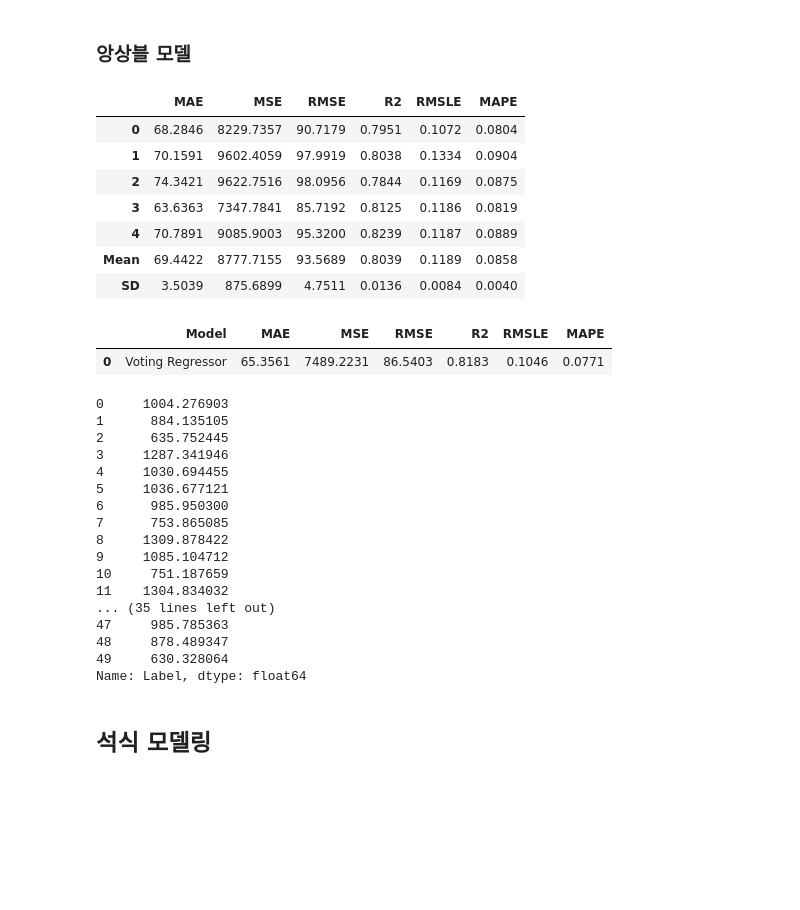
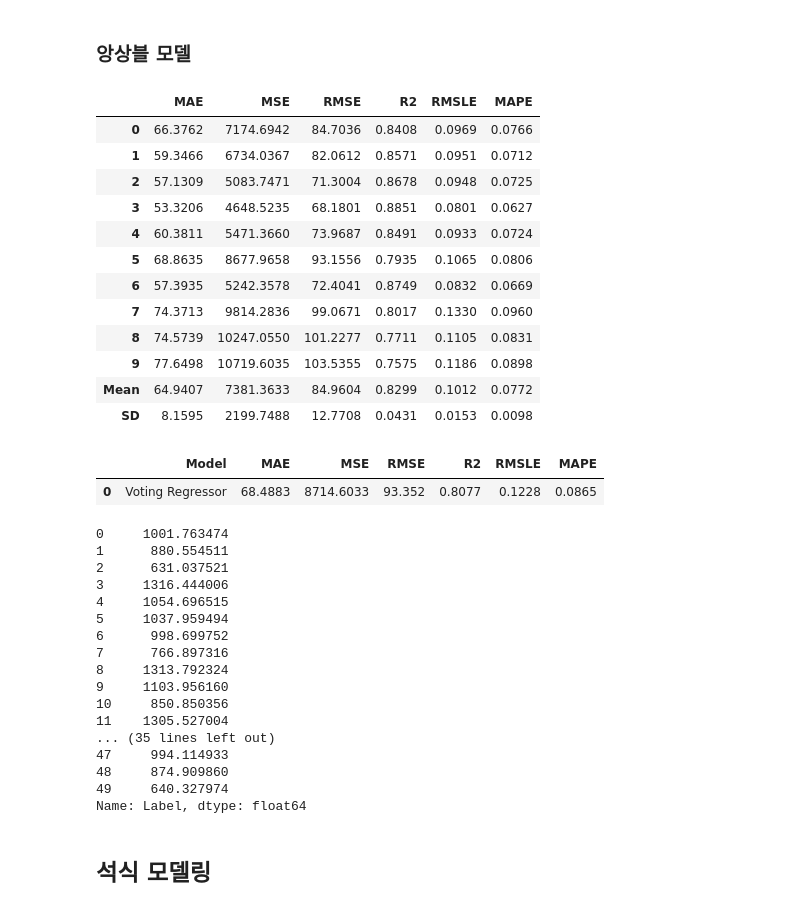
Before and after one commit to parkchanghyup/Dacon, a Jupyter notebook: 구내식당 식수 인원 예측/pycaret.ipynb, the cells around one changed output. Saved outputs shown, nothing was run; the diff lists cells and outputs as text; code cells hidden in the pictures; blank space fills up the shorter version.

```diff
--- a/구내식당 식수 인원 예측/코드_공유_및_대회_포기.ipynb
+++ b/구내식당 식수 인원 예측/pycaret.ipynb
@@ -1,5 +1,10 @@
 # %% [markdown]
 # 파일 다운로드
+# %%
+from tqdm.notebook import tqdm
+import time
+for i in tqdm(range(10)):
+    time.sleep(0.5)
 # %%
 !pip install gdown
 # %% [output]
@@ -386,5 +299,0 @@ key_t_2021, lst_t_2021 = rain_chart_maker(tem_2021, 2016)
-# %%
-train['강수량'] = 0
-test['강수량'] = 0
-train['기온'] = 0
-test['기온'] = 0
@@ -540,11 +385,18 @@ test['공휴일전후_1'][20] = 0
 # %%
 # -----------------------------<Full DATA>-----------------------------------
 
-train_lunch = train[['요일','공휴일전후_0','휴가비율','출장비율','재택비율', '공휴일전후_2', '공휴일전후_1','출근', '본사출장자수','현본사소속재택근무자수', '본사휴가자수','일', '주', '월', '년', '중식계']]
-test_lunch = test[['요일','공휴일전후_0','휴가비율','출장비율','재택비율', '공휴일전후_2', '공휴일전후_1','출근', '본사출장자수','현본사소속재택근무자수', '본사휴가자수','일', '주', '월', '년']]
+train_lunch = train[['요일','휴가비율','출장비율','재택비율', '출근', '본사출장자수','현본사소속재택근무자수', '본사휴가자수','일', '주', '월', '년', '중식계']]
+test_lunch = test[['요일','휴가비율','출장비율','재택비율','출근', '본사출장자수','현본사소속재택근무자수', '본사휴가자수','일', '주', '월', '년']]
 
-train_dinner = train[['요일','공휴일전후_0','휴가비율','출장비율','재택비율', '공휴일전후_2', '공휴일전후_1','출근', '본사휴가자수','현본사소속재택근무자수', '본사시간외근무명령서승인건수','본사출장자수', '석식계','일', '주', '월', '년']]
-test_dinner = test[['요일','공휴일전후_0','휴가비율','출장비율','재택비율', '공휴일전후_2', '공휴일전후_1','출근', '본사휴가자수','현본사소속재택근무자수', '본사시간외근무명령서승인건수','본사출장자수','일', '주', '월', '년']]
+train_dinner = train[['요일','휴가비율','출장비율','재택비율', '출근', '본사휴가자수','현본사소속재택근무자수', '본사시간외근무명령서승인건수','본사출장자수', '석식계','일', '주', '월', '년']]
+test_dinner = test[['요일','휴가비율','출장비율','재택비율', '출근', '본사휴가자수','현본사소속재택근무자수', '본사시간외근무명령서승인건수','본사출장자수','일', '주', '월', '년']]
+
+
+#train_lunch = train[['요일','공휴일전후_0','휴가비율','출장비율','재택비율', '공휴일전후_2', '공휴일전후_1','출근', '본사출장자수','현본사소속재택근무자수', '본사휴가자수','일', '주', '월', '년', '중식계']]
+#test_lunch = test[['요일','공휴일전후_0','휴가비율','출장비율','재택비율', '공휴일전후_2', '공휴일전후_1','출근', '본사출장자수','현본사소속재택근무자수', '본사휴가자수','일', '주', '월', '년']]
+
+#train_dinner = train[['요일','공휴일전후_0','휴가비율','출장비율','재택비율', '공휴일전후_2', '공휴일전후_1','출근', '본사휴가자수','현본사소속재택근무자수', '본사시간외근무명령서승인건수','본사출장자수', '석식계','일', '주', '월', '년']]
+#test_dinner = test[['요일','공휴일전후_0','휴가비율','출장비율','재택비율', '공휴일전후_2', '공휴일전후_1','출근', '본사휴가자수','현본사소속재택근무자수', '본사시간외근무명령서승인건수','본사출장자수','일', '주', '월', '년']]
 # %%
 # ------------------------<AFTER 2018.07.01 DATA>----------------------------
 
@@ -611,4 +551,4 @@ reg = setup(data=train_lunch,
 # %%
-best_5_l = compare_models(sort='MAE', n_select=5)
+best_5_l = compare_models(sort='MAE', n_select=3)
 # %% [output]
 |  | Model | MAE | MSE | RMSE | R2 | RMSLE | MAPE | TT (Sec) |
@@ -631,40 +572,45 @@ best_5_l = compare_models(sort='MAE', n_select=5)
 # %% [markdown]
 ### **앙상블 모델**
 # %%
-blended_l = blend_models(estimator_list= best_5_l, fold=5, optimize='MAE')
+blended_l = blend_models(estimator_list= best_5_l, fold=10, optimize='MAE')
 pred_holdout = predict_model(blended_l)
 final_model_l = finalize_model(blended_l)
 pred_esb_l = predict_model(final_model_l, test_lunch)
 # %% [output]
 |  | MAE | MSE | RMSE | R2 | RMSLE | MAPE |
-| 0 | 68.2846 | 8229.7357 | 90.7179 | 0.7951 | 0.1072 | 0.0804 |
-| 1 | 70.1591 | 9602.4059 | 97.9919 | 0.8038 | 0.1334 | 0.0904 |
-| 2 | 74.3421 | 9622.7516 | 98.0956 | 0.7844 | 0.1169 | 0.0875 |
-| 3 | 63.6363 | 7347.7841 | 85.7192 | 0.8125 | 0.1186 | 0.0819 |
-| 4 | 70.7891 | 9085.9003 | 95.3200 | 0.8239 | 0.1187 | 0.0889 |
-| Mean | 69.4422 | 8777.7155 | 93.5689 | 0.8039 | 0.1189 | 0.0858 |
-| SD | 3.5039 | 875.6899 | 4.7511 | 0.0136 | 0.0084 | 0.0040 |
+| 0 | 66.3762 | 7174.6942 | 84.7036 | 0.8408 | 0.0969 | 0.0766 |
+| 1 | 59.3466 | 6734.0367 | 82.0612 | 0.8571 | 0.0951 | 0.0712 |
+| 2 | 57.1309 | 5083.7471 | 71.3004 | 0.8678 | 0.0948 | 0.0725 |
+| 3 | 53.3206 | 4648.5235 | 68.1801 | 0.8851 | 0.0801 | 0.0627 |
+| 4 | 60.3811 | 5471.3660 | 73.9687 | 0.8491 | 0.0933 | 0.0724 |
+| 5 | 68.8635 | 8677.9658 | 93.1556 | 0.7935 | 0.1065 | 0.0806 |
+| 6 | 57.3935 | 5242.3578 | 72.4041 | 0.8749 | 0.0832 | 0.0669 |
+| 7 | 74.3713 | 9814.2836 | 99.0671 | 0.8017 | 0.1330 | 0.0960 |
+| 8 | 74.5739 | 10247.0550 | 101.2277 | 0.7711 | 0.1105 | 0.0831 |
+| 9 | 77.6498 | 10719.6035 | 103.5355 | 0.7575 | 0.1186 | 0.0898 |
+| Mean | 64.9407 | 7381.3633 | 84.9604 | 0.8299 | 0.1012 | 0.0772 |
+| SD | 8.1595 | 2199.7488 | 12.7708 | 0.0431 | 0.0153 | 0.0098 |
 |  | Model | MAE | MSE | RMSE | R2 | RMSLE | MAPE |
-| 0 | Voting Regressor | 65.3561 | 7489.2231 | 86.5403 | 0.8183 | 0.1046 | 0.0771 |
+| 0 | Voting Regressor | 68.4883 | 8714.6033 | 93.352 | 0.8077 | 0.1228 | 0.0865 |
 # %%
 pred_esb_l['Label']
 # %% [output]
-0     1004.276903
-1      884.135105
-2      635.752445
-3     1287.341946
-4     1030.694455
-5     1036.677121
-6      985.950300
-7      753.865085
-8     1309.878422
-9     1085.104712
-10     751.187659
-11    1304.834032
+0     1001.763474
+1      880.554511
+2      631.037521
+3     1316.444006
+4     1054.696515
+5     1037.959494
+6      998.699752
+7      766.897316
+8     1313.792324
+9     1103.956160
+10     850.850356
+11    1305.527004
 ... (35 lines left out)
-47     985.785363
-48     878.489347
-49     630.328064
+47     994.114933
+48     874.909860
+49     640.327974
 Name: Label, dtype: float64
 # %%
 submission_esb = pd.read_csv('data/sample_submission.csv')
```
Also changed, not shown: parts of 31 cells of this notebook.
